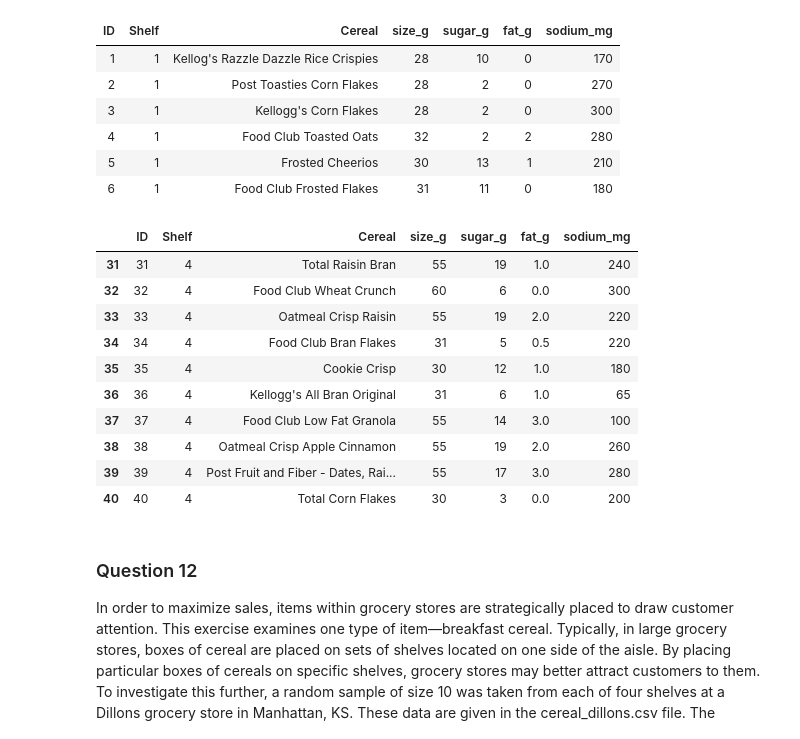
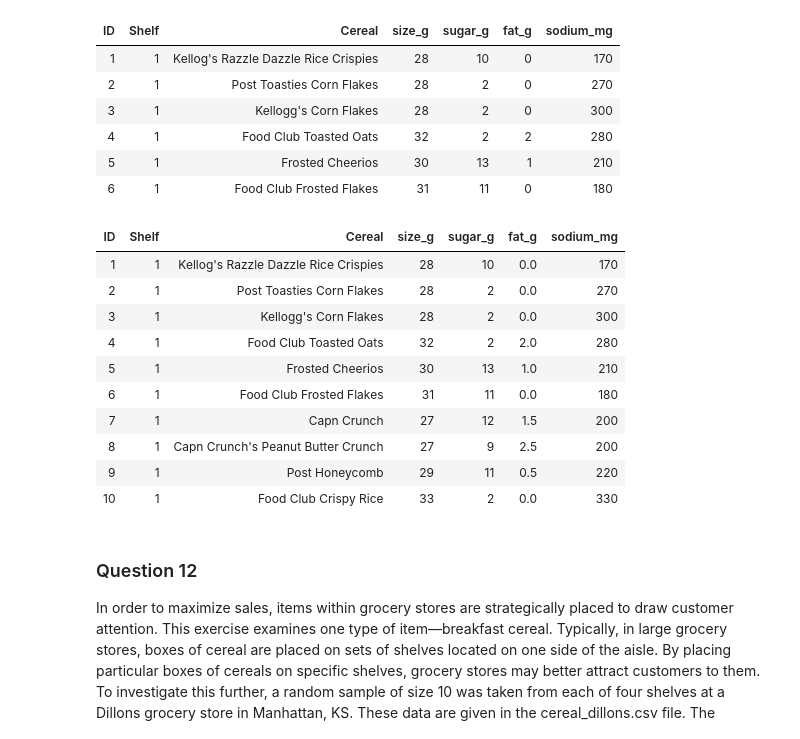
Before and after one commit to hxu23/w271_lab2, a Jupyter notebook: lab2_notebook.ipynb, the cells around one changed output. Drawn from its saved outputs; the diff is of its cells as text; code cells hidden in the pictures.

```diff
--- a/lab2_notebook.ipynb
+++ b/lab2_notebook.ipynb
@@ -18,19 +18,19 @@ head(cereal)
 | 5 | 1 | Frosted Cheerios | 30 | 13 | 1 | 210 |
 | 6 | 1 | Food Club Frosted Flakes | 31 | 11 | 0 | 180 |
 # %%
-cereal[cereal$Shelf==4,]
+cereal[cereal$Shelf==1,]
 # %% [output]
-|  | ID | Shelf | Cereal | size_g | sugar_g | fat_g | sodium_mg |
-| 31 | 31 | 4 | Total Raisin Bran | 55 | 19 | 1.0 | 240 |
-| 32 | 32 | 4 | Food Club Wheat Crunch | 60 | 6 | 0.0 | 300 |
-| 33 | 33 | 4 | Oatmeal Crisp Raisin | 55 | 19 | 2.0 | 220 |
-| 34 | 34 | 4 | Food Club Bran Flakes | 31 | 5 | 0.5 | 220 |
-| 35 | 35 | 4 | Cookie Crisp | 30 | 12 | 1.0 | 180 |
-| 36 | 36 | 4 | Kellogg's All Bran Original | 31 | 6 | 1.0 | 65 |
-| 37 | 37 | 4 | Food Club Low Fat Granola | 55 | 14 | 3.0 | 100 |
-| 38 | 38 | 4 | Oatmeal Crisp Apple Cinnamon | 55 | 19 | 2.0 | 260 |
-| 39 | 39 | 4 | Post Fruit and Fiber - Dates, Rai... | 55 | 17 | 3.0 | 280 |
-| 40 | 40 | 4 | Total Corn Flakes | 30 | 3 | 0.0 | 200 |
+| ID | Shelf | Cereal | size_g | sugar_g | fat_g | sodium_mg |
+| 1 | 1 | Kellog's Razzle Dazzle Rice Crispies | 28 | 10 | 0.0 | 170 |
+| 2 | 1 | Post Toasties Corn Flakes | 28 | 2 | 0.0 | 270 |
+| 3 | 1 | Kellogg's Corn Flakes | 28 | 2 | 0.0 | 300 |
+| 4 | 1 | Food Club Toasted Oats | 32 | 2 | 2.0 | 280 |
+| 5 | 1 | Frosted Cheerios | 30 | 13 | 1.0 | 210 |
+| 6 | 1 | Food Club Frosted Flakes | 31 | 11 | 0.0 | 180 |
+| 7 | 1 | Capn Crunch | 27 | 12 | 1.5 | 200 |
+| 8 | 1 | Capn Crunch's Peanut Butter Crunch | 27 | 9 | 2.5 | 200 |
+| 9 | 1 | Post Honeycomb | 29 | 11 | 0.5 | 220 |
+| 10 | 1 | Food Club Crispy Rice | 33 | 2 | 0.0 | 330 |
 # %% [markdown]
 ### Question 12
 In order to maximize sales, items within grocery stores are strategically placed to
```
Also changed, not shown: parts of 3 cells of this notebook, 2 other files.
